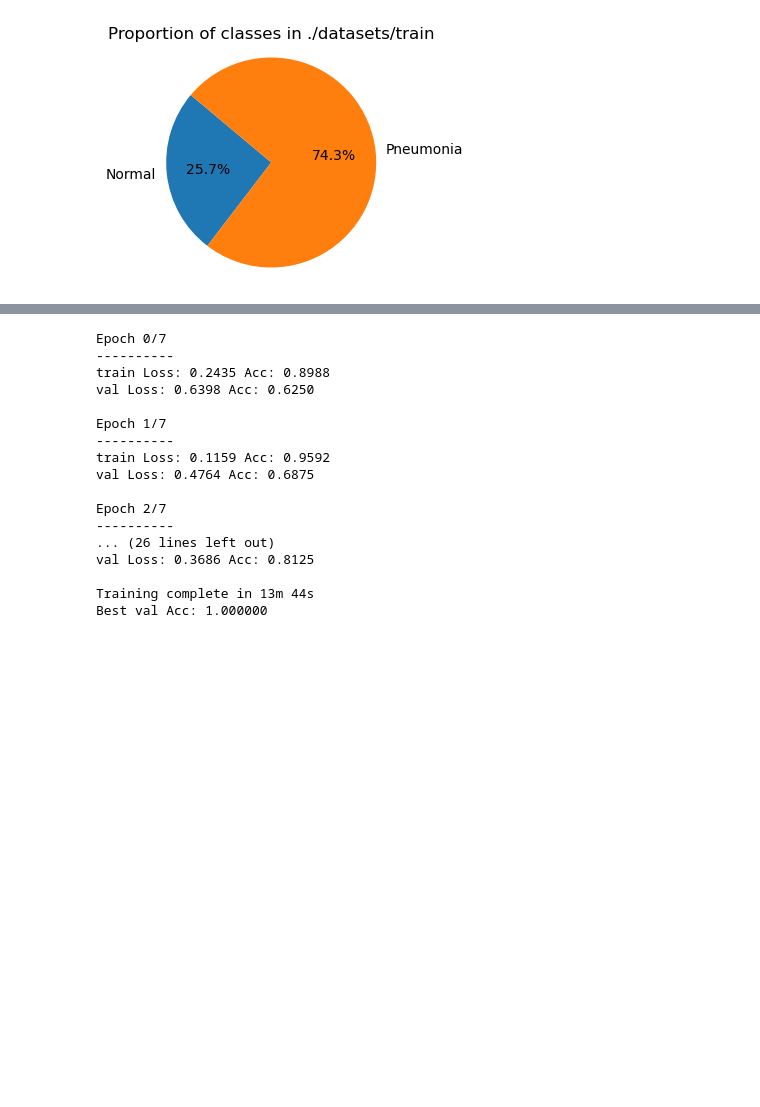
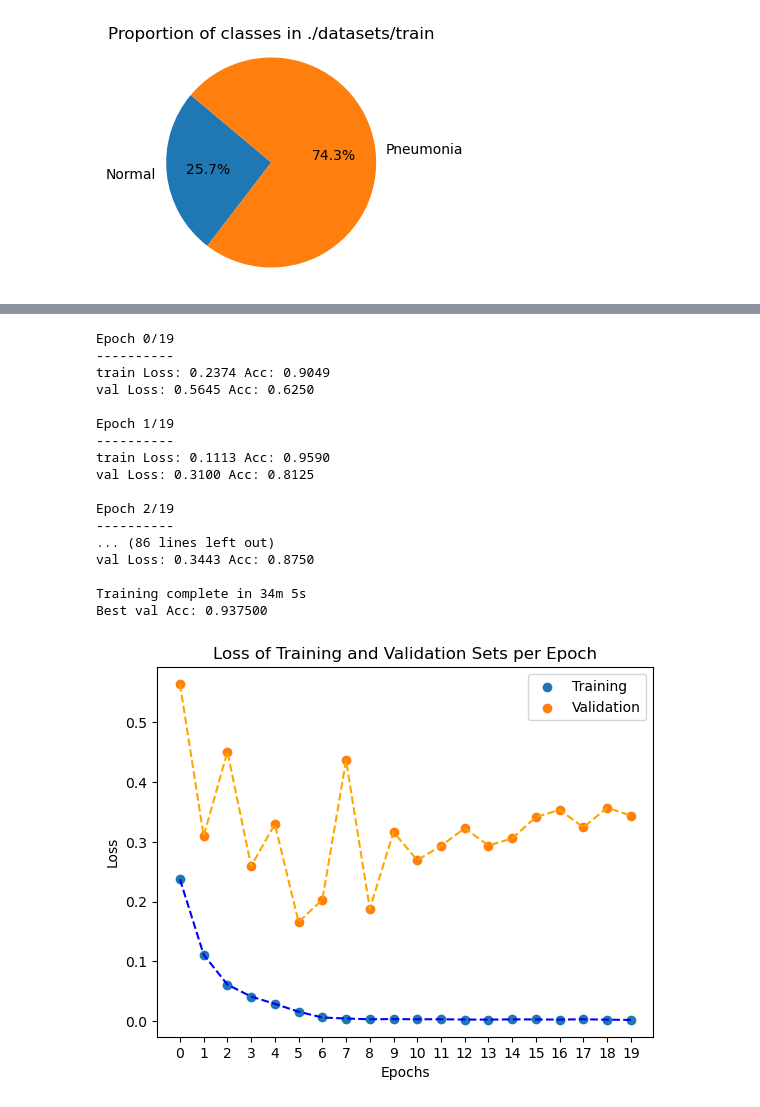
Before and after one commit to felipemattosv/PneumoniaX-RayClassifier, a Jupyter notebook: main.ipynb, the cells around one changed output, grey strips where cells are left out. Saved outputs shown, nothing was run; the diff lists cells and outputs as text; code cells hidden in the pictures; blank space fills up the shorter version.

Commit message:
add: view train/val loss & acc per epoch

```diff
--- a/main.ipynb
+++ b/main.ipynb
@@ -25,7 +25,7 @@ NUM_WORKERS = 2
 LOSS_FUNCTION = nn.CrossEntropyLoss()
 LEARNING_RATE = 0.001
 MOMENTUM = 0.9
-NUM_EPOCHS=8 # Only 8 epochs for demonstration purposes
+NUM_EPOCHS=20
 STEP_SIZE=7
 GAMMA=0.1
 
@@ -201,20 +201,45 @@ def train_model(model, criterion, optimizer, scheduler, num_epochs):
 
 model_ft = train_model(model_ft, criterion, optimizer_ft, exp_lr_scheduler, num_epochs=NUM_EPOCHS)
 # %% [output]
-Epoch 0/7
+Epoch 0/19
 ----------
-train Loss: 0.2435 Acc: 0.8988
-val Loss: 0.6398 Acc: 0.6250
+train Loss: 0.2374 Acc: 0.9049
+val Loss: 0.5645 Acc: 0.6250
 
-Epoch 1/7
+Epoch 1/19
 ----------
-train Loss: 0.1159 Acc: 0.9592
-val Loss: 0.4764 Acc: 0.6875
+train Loss: 0.1113 Acc: 0.9590
+val Loss: 0.3100 Acc: 0.8125
 
-Epoch 2/7
+Epoch 2/19
 ----------
-... (26 lines left out)
-val Loss: 0.3686 Acc: 0.8125
+... (86 lines left out)
+val Loss: 0.3443 Acc: 0.8750
 
-Training complete in 13m 44s
-Best val Acc: 1.000000
+Training complete in 34m 5s
+Best val Acc: 0.937500
+# %%
+# Visualize model training loss
+
+epochs_list = range(0, NUM_EPOCHS)
+
+# Plot training loss
+plt.scatter(epochs_list, epochs_loss['train'], label='Training')
+plt.plot(epochs_list, epochs_loss['train'], linestyle='dashed', color='blue')
+
+# Plot validation loss
+plt.scatter(epochs_list, epochs_loss['val'], label='Validation')
+plt.plot(epochs_list, epochs_loss['val'], linestyle='dashed', color='orange')
+
+# Adds labels
+plt.xlabel('Epochs')
+plt.ylabel('Loss')
+plt.title('Loss of Training and Validation Sets per Epoch')
+
+# define x axis ticks
+plt.xticks(range(0, NUM_EPOCHS, 1))
+
+plt.legend()
+plt.show()
+# %% [output]
+[figure, added]
```
Also changed, not shown: parts of 2 cells of this notebook.
